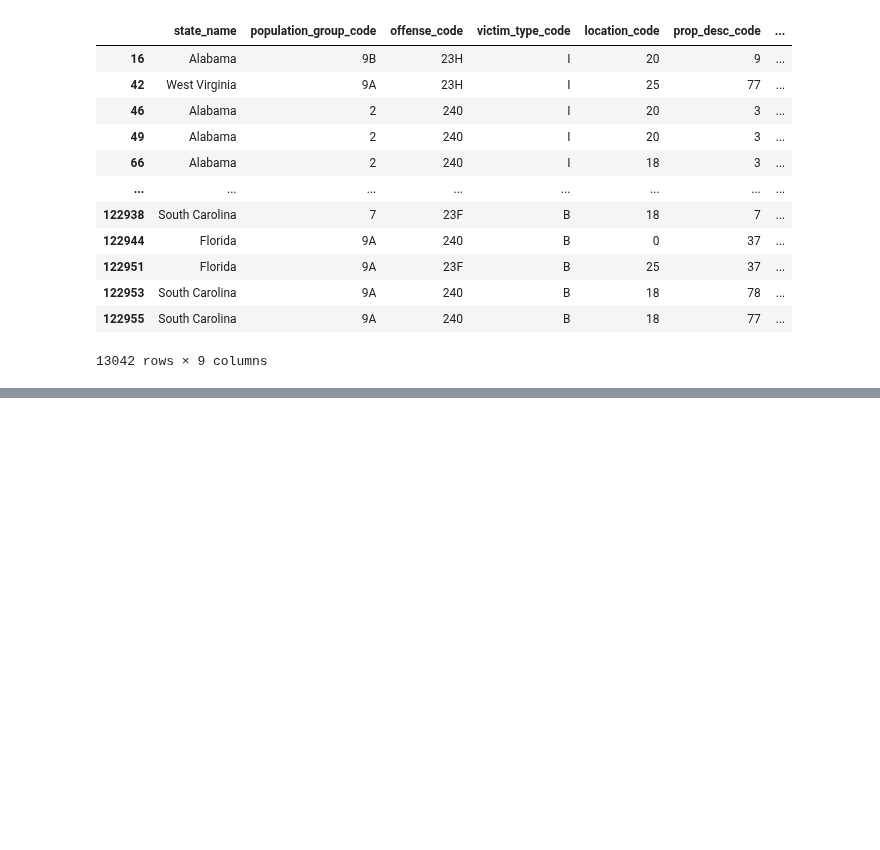
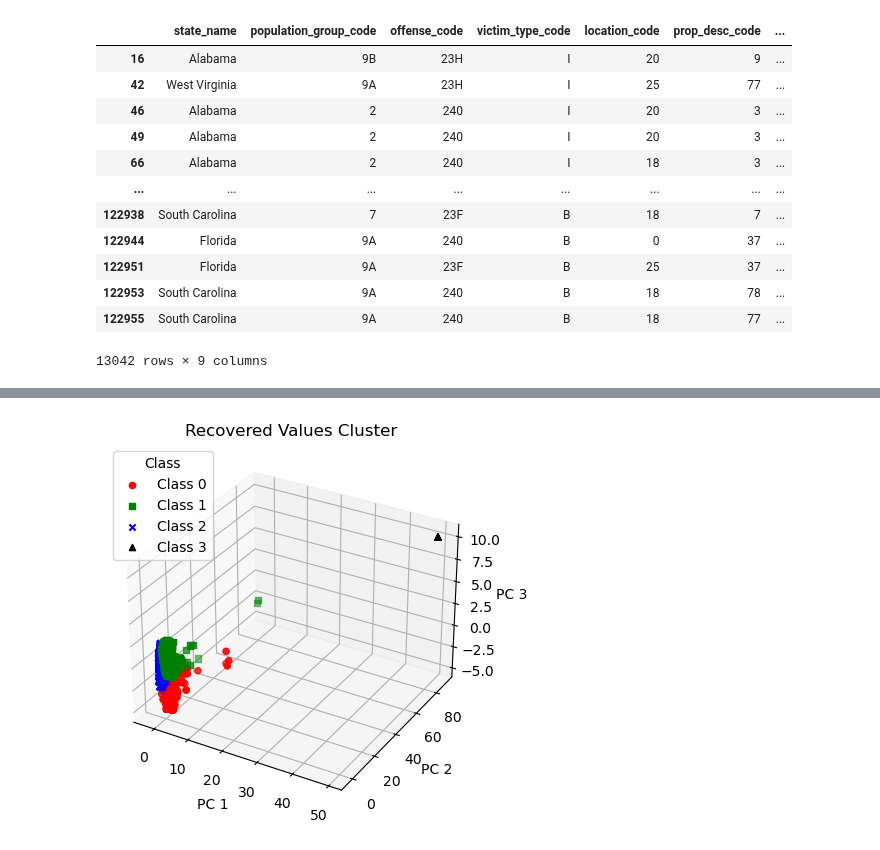
Before and after one commit to Jelsik/DataVisFinalProject-Pentagon, a Jupyter notebook: Cargo_Theft_Clustering.ipynb, the cells around one changed output, grey strips where cells are left out. Cells and saved outputs as stored; diff of their text form; code cells hidden in the pictures; blank space fills up the shorter version.

```diff
--- a/Cargo_Theft_Clustering.ipynb
+++ b/Cargo_Theft_Clustering.ipynb
@@ -234,0 +265,6 @@ plt.show()
+# %%
+# Do this again with the other DataFrame.
+model.fit(recovpca_df)
+
+recovy_pred = model.predict(recovpca_df)
+recovy_pred
@@ -234,0 +273,4 @@ plt.show()
+# %%
+# Create the recovered values cluster DataFrame.
+recover_cluster = recovpca_df.assign(Class = model.labels_)
+recover_cluster.head(10)
@@ -234,0 +321,30 @@ plt.show()
+# %%
+# Create the 3D Scatterplot for the recovered values clusters
+fig = plt.figure()
+ax = fig.add_subplot(projection = "3d")
+
+x0 = recover_cluster.loc[recover_cluster.Class == 0]["PC 1"]
+y0 = recover_cluster.loc[recover_cluster.Class == 0]["PC 2"]
+z0 = recover_cluster.loc[recover_cluster.Class == 0]["PC 3"]
+x1 = recover_cluster.loc[recover_cluster.Class == 1]["PC 1"]
+y1 = recover_cluster.loc[recover_cluster.Class == 1]["PC 2"]
+z1 = recover_cluster.loc[recover_cluster.Class == 1]["PC 3"]
+x2 = recover_cluster.loc[recover_cluster.Class == 2]["PC 1"]
+y2 = recover_cluster.loc[recover_cluster.Class == 2]["PC 2"]
+z2 = recover_cluster.loc[recover_cluster.Class == 2]["PC 3"]
+x3 = recover_cluster.loc[recover_cluster.Class == 3]["PC 1"]
+y3 = recover_cluster.loc[recover_cluster.Class == 3]["PC 2"]
+z3 = recover_cluster.loc[recover_cluster.Class == 3]["PC 3"]
+
+ax.scatter(x0, y0, z0, color = "r", marker = "o", label = "Class 0")
+ax.scatter(x1, y1, z1, color = "g", marker = "s", label = "Class 1")
+ax.scatter(x2, y2, z2, color = "b", marker = "x", label = "Class 2")
+ax.scatter(x3, y3, z3, color = "k", marker = "^", label = "Class 3")
+
+ax.set(xlabel = "PC 1", ylabel = "PC 2", zlabel = "PC 3", title = "Recovered Values Cluster")
+
+ax.legend(title = "Class", loc = "best")
+
+plt.show()
+# %% [output]
+[figure, added]
```
Also changed, not shown: parts of 23 cells of this notebook, 2 other files.
